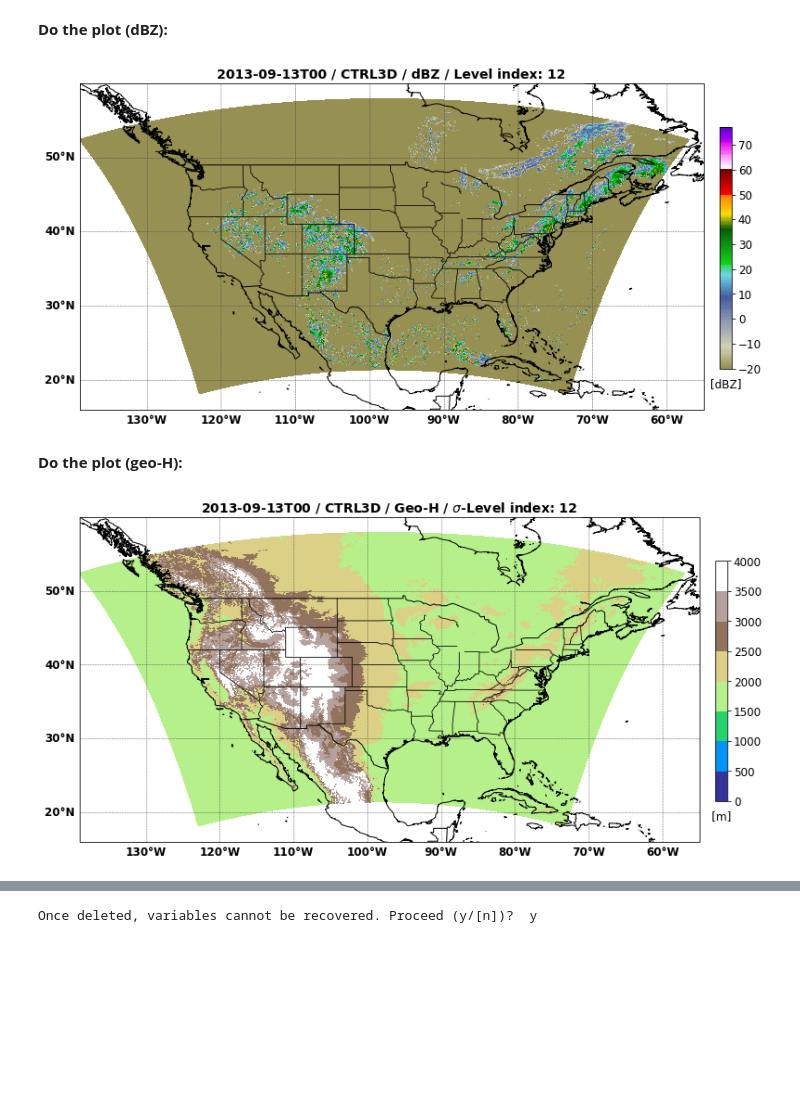
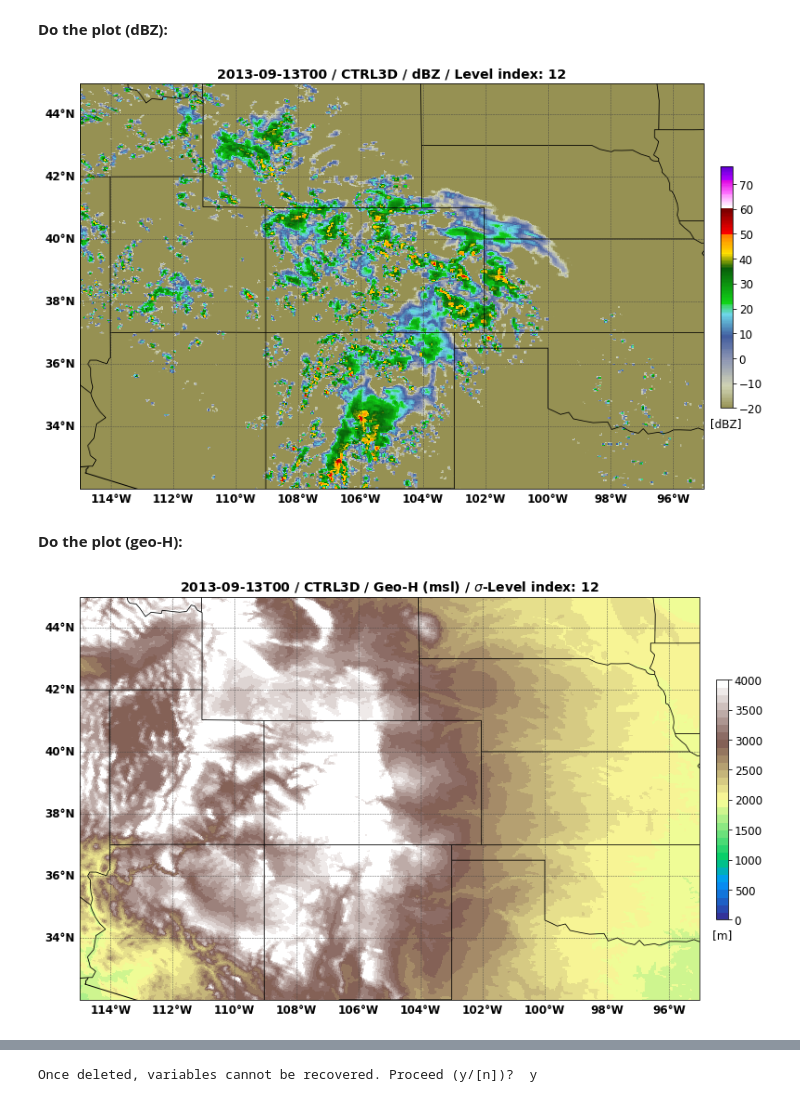
Before and after one commit to Lusicl/WRF_dBZ_Cloud_Classification, a Jupyter notebook: WRF_dBZ_Class_CONUS1/wrf_dbz_SigmaLev_Plot_test.ipynb, the cells around one changed output, grey strips where cells are left out. Cells and saved outputs as stored; diff of their text form; code cells hidden in the pictures; blank space fills up the shorter version.

```diff
--- a/WRF_dBZ_Class_CONUS1/wrf_dbz_SigmaLev_Plot_test.ipynb
+++ b/WRF_dBZ_Class_CONUS1/wrf_dbz_SigmaLev_Plot_test.ipynb
@@ -109,9 +115,9 @@ def new_map(fig):
 
     ## Set extent:
     # ax.set_global()
-    ax.set_extent([-139, -55, 16, 60], crs=proj)
+    # ax.set_extent([-139, -55, 16, 60], crs=proj)
     # ax.set_extent([-96, -84, 33, 41], crs=proj)
-    # ax.set_extent([-115, -95, 32, 43], crs=proj)
+    ax.set_extent([-115, -95, 32, 45], crs=proj)
 
     ## Add coast lines:
     ax.coastlines('10m', 'black', linewidth=1)
@@ -131,7 +137,7 @@ def new_map(fig):
     ax.add_feature(state_borders, linewidth=0.8)
 
     ## Add the gridlines:
-    latlon_grid_int = 10
+    latlon_grid_int = 2
     ax_gl = ax.gridlines(crs=ccrs.PlateCarree()
                         ,linewidth=0.5
                         ,color='#454545'
@@ -193,7 +199,7 @@ plt.savefig('./' + np.datetime_as_string(dbz_sigmalev.Time.data, unit='h') + '_d
             bbox_inches='tight',
             dpi=300)
 # %% [output]
-[figure, old version]
+[figure, new version]
 # %% [markdown]
 **Do the plot (geo-H):**
 # %%
@@ -208,38 +214,38 @@ plotting_lat = dbz_sigmalev.XLAT
 
 
 cf1 = ax1.pcolormesh( plotting_lon, plotting_lat, plotting_var
-                    , cmap=cm.get_cmap('terrain',8)
+                    , cmap=cm.get_cmap('terrain',32) # , cmap=cm.get_cmap('terrain',8)
                     , vmin=0
                     , vmax=4000
                     , shading='auto'
                     )
 
 cf1.cmap.set_under('w')
 
 ## Title:
 cf1_title = plt.title( np.datetime_as_string(dbz_sigmalev.Time.data, unit='h') + ' / '
                      + wrf_sim_type + ' / '
-                     + 'Geo-H / '
+                     + 'Geo-H (msl) / '
                      + '$\sigma$-Level index: ' + str(interp_vertical_lev)
                      , fontsize=14
                      , fontweight='bold'
                      )
 
 ## Colorbar:
 cbar_ax = fig.add_axes([0.92, 0.3, 0.015, 0.4])
 cbar = fig.colorbar( cf1
                    , cax=cbar_ax
                    , fraction=0.04
                    , ticks=np.arange(-500, 5000, 500)
                    # , boundaries=np.arange(-500, 4500, 500)
                    )
 cbar.ax.tick_params(labelsize=12)
 cbar.ax.set_title('[m]', fontsize=12, y=-0.1)
 
 ## Save figure:
 
 plt.savefig('./' + np.datetime_as_string(dbz_sigmalev.Time.data, unit='h') + '_geoH_sigma.png',
             bbox_inches='tight',
             dpi=300)
 # %% [output]
-[figure, old version]
+[figure, new version]
```
Also changed, not shown: parts of 5 cells of this notebook, 13 other files.
